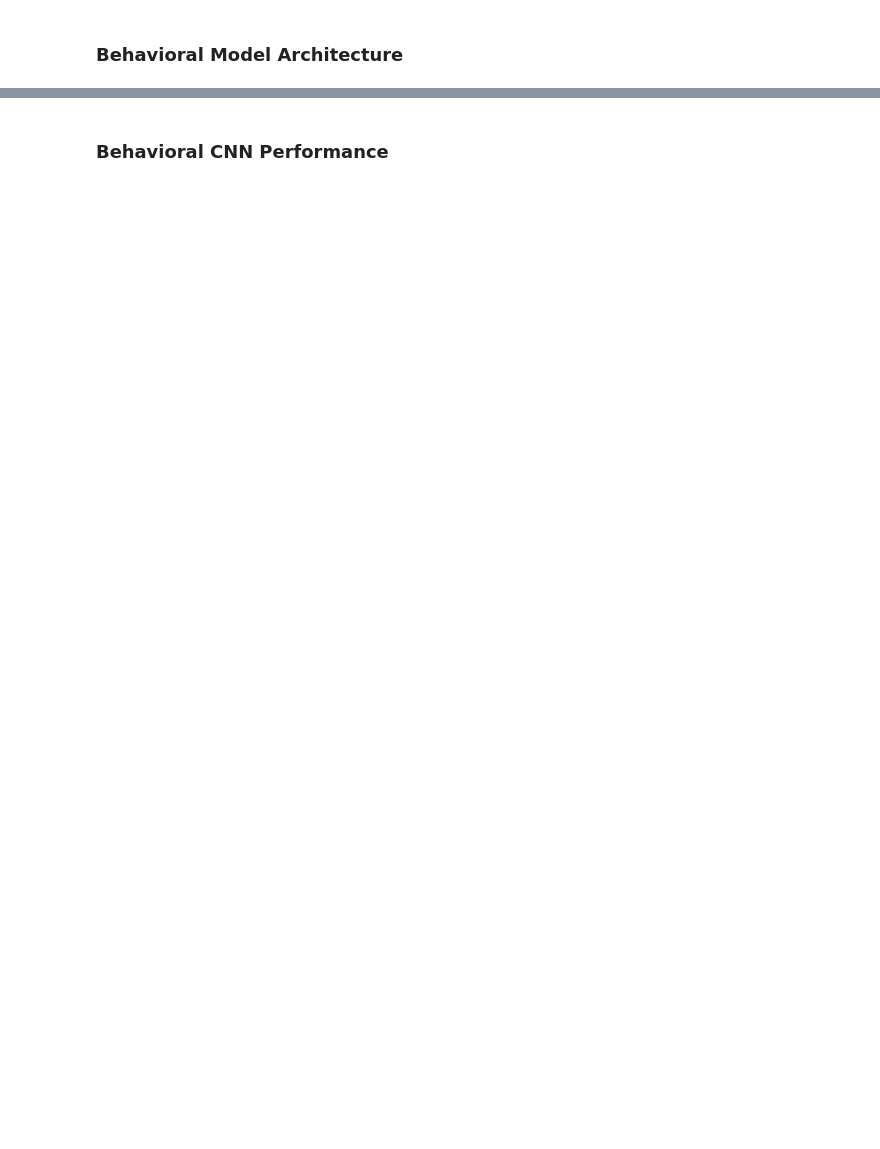
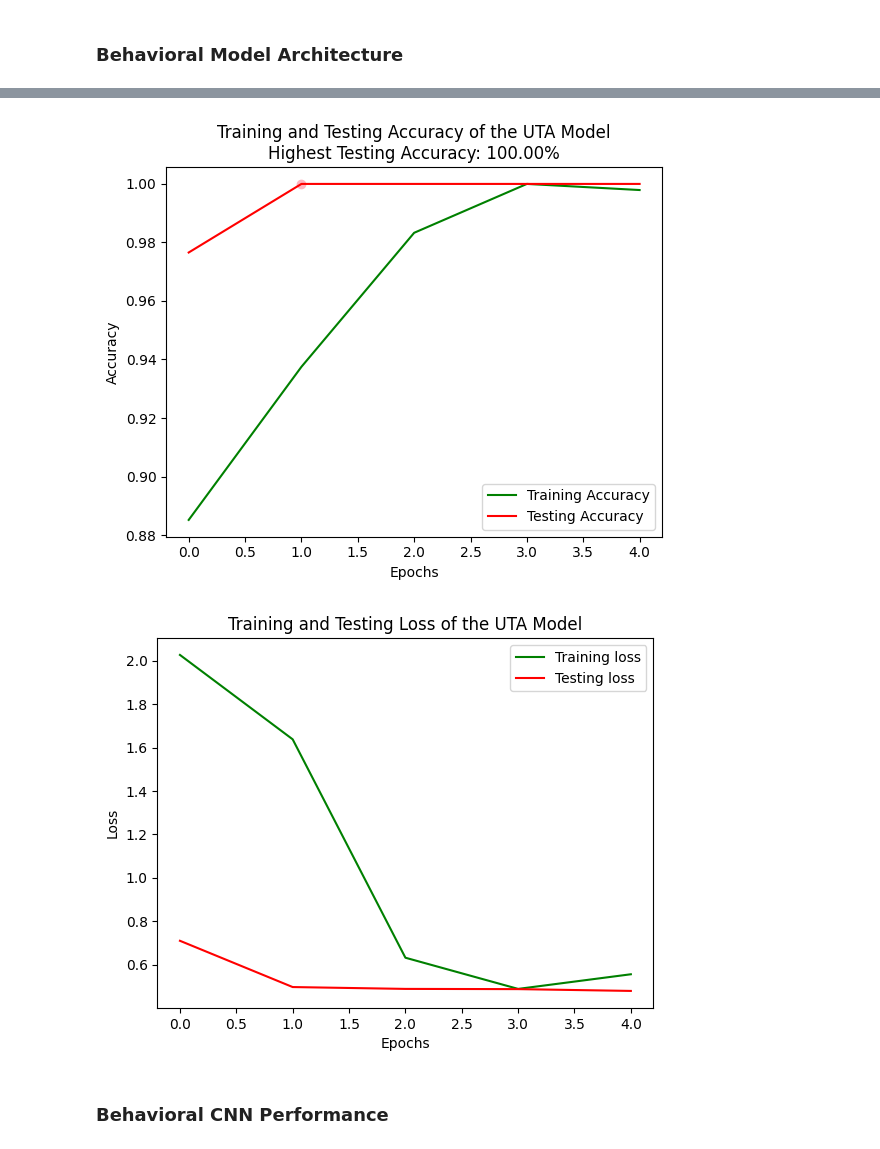
Before and after one commit to jzdzilowska/driver_drowsiness, a Jupyter notebook: drowsy-driver-classification-model.ipynb, the cells around one changed output, grey strips where cells are left out. Cells and saved outputs as stored; diff of their text form; code cells hidden in the pictures; blank space fills up the shorter version.

```diff
--- a/drowsy-driver-classification-model.ipynb
+++ b/drowsy-driver-classification-model.ipynb
@@ -334,5 +337,5 @@ With the accuracy surprisingly high, we've checked the appropriateness of labels
 # %%
-test_loss, test_accuracy = model.evaluate(test_dataset, steps=tf.data.experimental.cardinality(test_dataset).numpy())
+test_loss, test_accuracy = model.evaluate(test_generator)
 print(f'Test loss: {test_loss}')
 print(f'Test accuracy: {test_accuracy}')
 
@@ -345,10 +348,10 @@ epochs = range(len(accuracy))
 
 # Highest testing accuracy and its index
 max_val_acc = max(val_accuracy)
+min_val_acc = min(val_accuracy)
 max_val_acc_index = val_accuracy.index(max_val_acc)
-min_val_acc = min(val_accuracy)
 max_accuracy = max(accuracy)
-min_loss =  min(loss)
+min_loss = min(loss)
 min_val_loss = min(val_loss)
 plt.plot(max_val_acc_index, max_val_acc, marker='o', color='lightpink')
 
@@ -376,3 +379,5 @@ Test accuracy: 1.0
+[figure, added]
+[figure, added]
 # %% [markdown]
 ### Behavioral CNN Performance
 # %%
```
Also changed, not shown: parts of 26 cells of this notebook.
